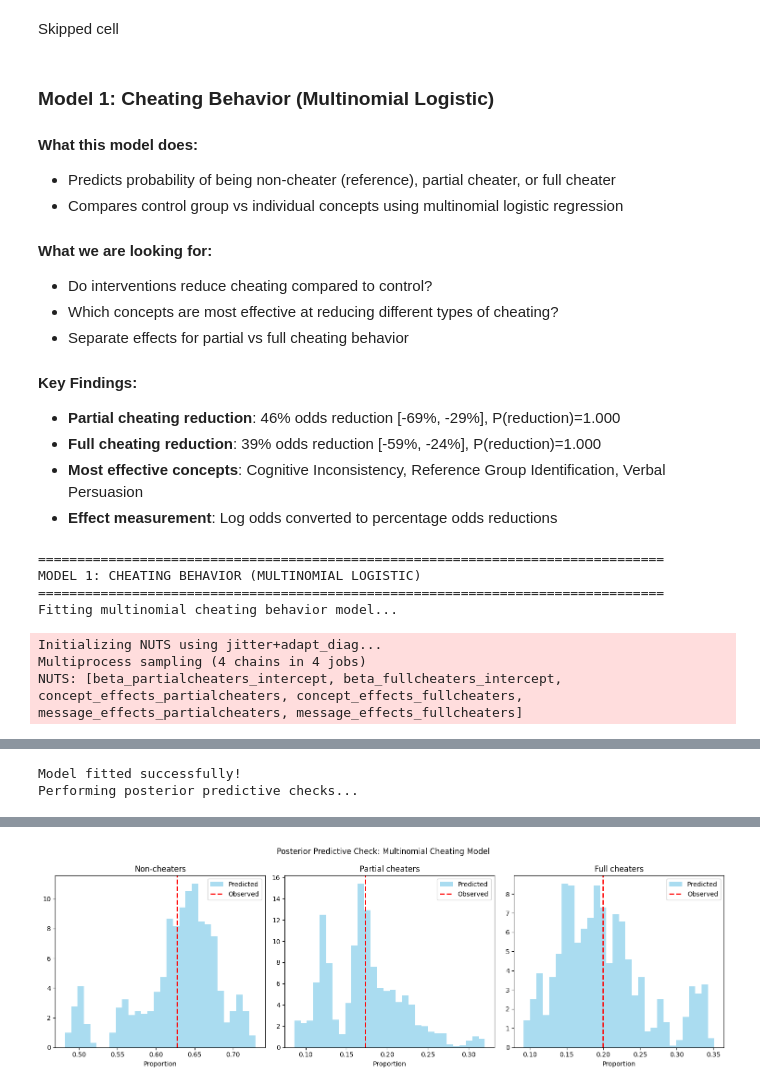
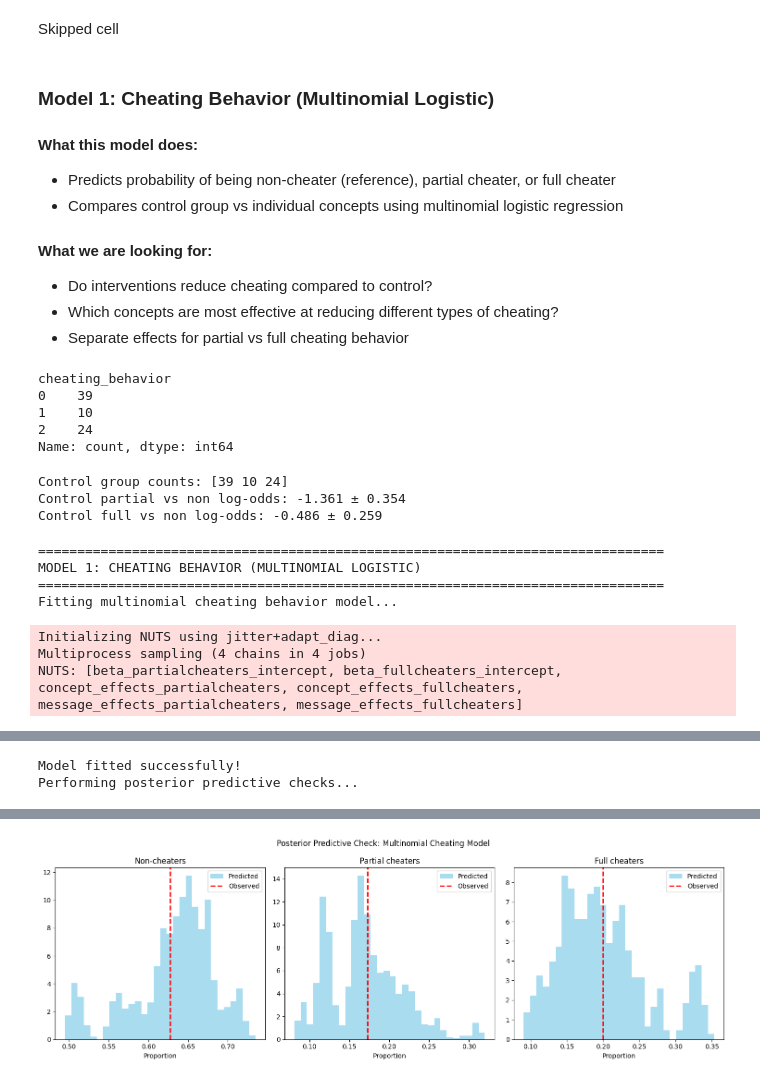
Before and after one commit to svdpmukherjee/game-behavior-intervention-study, a Jupyter notebook: game-behavior-analytics/data_analysis_notebook/analysis(PL+SM).ipynb, the cells around one changed output, grey strips where cells are left out. Drawn from its saved outputs; the diff is of its cells as text; code cells hidden in the pictures.

Commit message:
models changed, mediation included

```diff
--- a/game-behavior-analytics/data_analysis_notebook/analysis(PL+SM).ipynb
+++ b/game-behavior-analytics/data_analysis_notebook/analysis(PL+SM).ipynb
@@ -229,12 +255,42 @@ Skipped cell
 - Do interventions reduce cheating compared to control?
 - Which concepts are most effective at reducing different types of cheating?
 - Separate effects for partial vs full cheating behavior
-
-#### Key Findings:
-- **Partial cheating reduction**: 46% odds reduction [-69%, -29%], P(reduction)=1.000
-- **Full cheating reduction**: 39% odds reduction [-59%, -24%], P(reduction)=1.000
-- **Most effective concepts**: Cognitive Inconsistency, Reference Group Identification, Verbal Persuasion
-- **Effect measurement**: Log odds converted to percentage odds reductions
+# %%
+control_data['cheating_behavior'].value_counts().sort_index()
+# %% [output]
+cheating_behavior
+0    39
+1    10
+2    24
+Name: count, dtype: int64
+# %%
+# Model 1 data preparation - Cheating Behavior
+
+# Calculate control group uncertainty based on actual sample sizes
+control_counts = control_data['cheating_behavior'].value_counts().sort_index()
+print("Control group counts:", control_counts.values)
+
+# Calculate empirical log-odds and their standard errors
+n_total = control_counts.sum()
+n_non = control_counts[0]
+n_partial = control_counts[1]
+n_full = control_counts[2]
+
+# Logits for partialcheaters vs noncheaters, fullcheaters vs noncheaters
+control_partialcheaters_logit = np.log(n_partial / n_non) if n_non > 0 else -2
+control_fullcheaters_logit = np.log(n_full / n_non) if n_non > 0 else -1
+
+# Standard errors for log-odds using delta method
+# SE(log(p1/p0)) ≈ sqrt(1/n1 + 1/n0) where n1, n0 are counts
+se_partialcheaters = np.sqrt(1/n_partial + 1/n_non) if n_partial > 0 and n_non > 0 else 1.0
+se_fullcheaters = np.sqrt(1/n_full + 1/n_non) if n_full > 0 and n_non > 0 else 1.0
+
+print(f"Control partial vs non log-odds: {control_partialcheaters_logit:.3f} ± {se_partialcheaters:.3f}")
+print(f"Control full vs non log-odds: {control_fullcheaters_logit:.3f} ± {se_fullcheaters:.3f}")
+# %% [output]
+Control group counts: [39 10 24]
+Control partial vs non log-odds: -1.361 ± 0.354
+Control full vs non log-odds: -0.486 ± 0.259
 # %%
 # ============================================================================
 # MODEL 1: CHEATING BEHAVIOR (Multinomial Logistic)
@@ -256,16 +312,9 @@ print("="*80)
 
 with pm.Model() as cheating_model:
 
-    # Control group baseline (reference: noncheaters)
-    # Logits for partialcheaters vs noncheaters, fullcheaters vs noncheaters
-    control_counts = control_data['cheating_behavior'].value_counts().sort_index()
-
-    # Control logits (log odds relative to non-cheaters)
-    control_partialcheaters_logit = np.log(control_counts[1] / control_counts[0]) if control_counts[0] > 0 else -2
-    control_fullcheaters_logit = np.log(control_counts[2] / control_counts[0]) if control_counts[0] > 0 else -1
-
-    beta_partialcheaters_intercept = pm.Normal('beta_partialcheaters_intercept', mu=control_partialcheaters_logit, sigma=1.0)
-    beta_fullcheaters_intercept = pm.Normal('beta_fullcheaters_intercept', mu=control_fullcheaters_logit, sigma=1.0)
+    # Control group baseline using empirical uncertainty
+    beta_partialcheaters_intercept = pm.Normal('beta_partialcheaters_intercept', mu=control_partialcheaters_logit, sigma=se_partialcheaters)
+    beta_fullcheaters_intercept = pm.Normal('beta_fullcheaters_intercept', mu=control_fullcheaters_logit, sigma=se_fullcheaters)
 
     # Concept effects on partialcheaters and fullcheaters cheating (vs non-cheating)
     concept_effects_partialcheaters = pm.Normal('concept_effects_partialcheaters', mu=-1.0, sigma=1.0, shape=len(concepts))
@@ -275,21 +324,18 @@ with pm.Model() as cheating_model:
     message_effects_partialcheaters = pm.Normal('message_effects_partialcheaters', mu=0, sigma=0.5, shape=len(message_ids.cat.categories))
     message_effects_fullcheaters = pm.Normal('message_effects_fullcheaters', mu=0, sigma=0.5, shape=len(message_ids.cat.categories))
 
-    # Linear predictors
-    eta_partialcheaters = beta_partialcheaters_intercept + message_effects_partialcheaters[message_codes]
-    eta_fullcheaters = beta_fullcheaters_intercept + message_effects_fullcheaters[message_codes]
+    # Linear predictors (single expression)
+    eta_partialcheaters = (beta_partialcheaters_intercept + message_effects_partialcheaters[message_codes] +
+                           pm.math.switch(concept_codes > 0,
+                            concept_effects_partialcheaters[concept_codes - 1], 0))
 
-    # Add concept effects for intervention groups
-    eta_partialcheaters = pm.math.switch(concept_codes > 0,
-                                eta_partialcheaters + concept_effects_partialcheaters[concept_codes - 1],
-                                eta_partialcheaters)
-    eta_fullcheaters = pm.math.switch(concept_codes > 0,
-                             eta_fullcheaters + concept_effects_fullcheaters[concept_codes - 1],
-                             eta_fullcheaters)
+    eta_fullcheaters = (beta_fullcheaters_intercept + message_effects_fullcheaters[message_codes] +
+                       pm.math.switch(concept_codes > 0,
+                        concept_effects_fullcheaters[concept_codes - 1], 0))
 
     # Multinomial logistic probabilities
-    # Reference category is non-cheating (category 0)
-    logits = pm.math.stack([pm.math.zeros_like(eta_partialcheaters), eta_partialcheaters, eta_fullcheaters], axis=1)
+    # Reference category is non-cheating (category 0), hence reference logit = 0
+    logits = pm.math.stack([pm.math.zeros(eta_partialcheaters.shape), eta_partialcheaters, eta_fullcheaters], axis=1)
     probs = pm.math.softmax(logits, axis=1)
 
     # Likelihood
@@ -336,9 +382,9 @@ Sampling 4 chains for 500 tune and 1_000 draw iterations (2_000 + 4_000 draws to
 Sampling: [cheating_obs]
 [interactive output not drawn]
 Model fitted successfully!
 Performing posterior predictive checks...
 [interactive output not drawn]
-[figure, old version]
+[figure, new version]
 # %%
 # ============================================================================
 # GRAPHICAL REPRESENTATION AND ROBUST CHECKING OF MODEL 1
```
Also changed, not shown: parts of 21 cells of this notebook.
